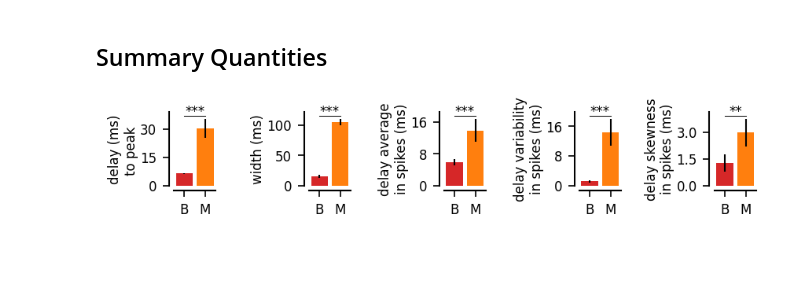
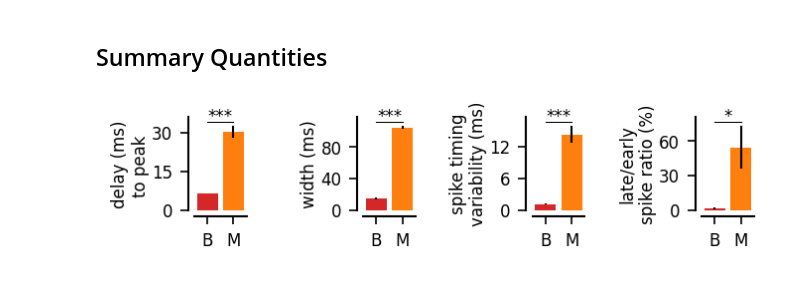
Before and after one commit to yzerlaut/pv-sst-dendrites, a Jupyter notebook: biophysical_modelling/detailed_model/Stim-on-Background.ipynb, the cells around one changed output. Cells and saved outputs as stored; diff of their text form; code cells hidden in the pictures.

```diff
--- a/biophysical_modelling/detailed_model/Stim-on-Background.ipynb
+++ b/biophysical_modelling/detailed_model/Stim-on-Background.ipynb
@@ -489,6 +493,7 @@ T, VMsBasket, SpikesBasket, RATEsBasket = extract_trials(simBasket,
                                     loc='soma',
                                     varied_key = 'from_uniform',
                                     true_false_labels=['uniform', 'real'])
+n=50
 simMartinotti = Parallel(\
         filename='../../data/detailed_model/StimOnBg_simTimeCourse%i_Martinotti.zip' % n)
 simMartinotti.load()
@@ -634,12 +658,12 @@ fig, AX = pt.figure(axes_extents=[[(1,3), (1,3)],
 
 smoothing = 1 # ms
 bottom = 1 # Hz
-iBranch = 0
+iBranch = 5
 
 for c, cell, iBranch, VmEx, VMSpassive,\
         RATES, VMS, SPIKES, label, color in zip(range(2),
                                  ['Basket', 'Martinotti'],
-                                 [1, 1],
+                                 [iBranch, iBranch],
                                  [[0,1,2], [1,4,17]],
                                  [VMsPassiveBasket, VMsPassiveMartinotti],
                                  [RATEsBasket, RATEsMartinotti],
@@ -685,13 +709,16 @@ for ax in AX[3]:
     pt.set_plot(ax, yscale='log', ylim=[.9*bottom, 300],
                 xlabel='time (ms)',
                 ylabel='stim.-evoked\nfiring (Hz)' if ax==AX[3][0] else '')
-fig.savefig('../../figures/detailed_model/temporal_props_comp_example.svg')
+#fig.savefig('../../figures/detailed_model/timing-props-Basket-vs-Martinotti.eps')
+#fig.savefig('../../figures/detailed_model/timing-props-Basket-vs-Martinotti.svg')
 # %% [output]
 [figure]
 # %% [markdown]
 ## Summary Quantities
 # %%
-fig, AX = pt.figure(axes=(5,1), figsize=(.5,1), wspace=3.5)
+fig, AX = pt.figure(axes=(4,1), figsize=(.5,1), wspace=3.5)
+
+with_points = False
 
 from scipy.stats import wilcoxon, ttest_ind, skew
 def add_stats(X, ax, test=ttest_ind):
@@ -700,6 +727,7 @@ def add_stats(X, ax, test=ttest_ind):
     ax.annotate(pt.from_pval_to_star(test(*X).pvalue), (0.5, ylim), ha='center')
 
 pre_cond = (T<0)
+LE_threshold = 10 # late early threshold
 
 ## SUBTHRESHOLD DYNAMICS
 PEAKS, INTEGRALS = [], []
@@ -709,47 +737,49 @@ for c, VMSpassive, label, color in zip(range(2),  [VMsPassiveBasket, VMsPassiveM
     peaks = [np.max(VMSpassive[label][iBranch,0,:,:].mean(axis=0), axis=-1) for iBranch in range(6)]
     baselines = [np.mean(VMSpassive[label][iBranch,0,:,:].mean(axis=0)[pre_cond]) for iBranch in range(6)]
     NormVm = [(VMSpassive[label][iBranch,0,:,:].mean(axis=0)-\
                baselines[iBranch])/(peaks[iBranch]-baselines[iBranch]) for iBranch in range(6)]
     # -- delay to peak PSP
     PEAKS.append([T[np.argmax(NormVm[iBranch])] for iBranch in range(6)])
-    AX[0].bar([c], [np.mean(PEAKS[-1])], yerr=[np.std(PEAKS[-1])], color=color)
+    AX[0].bar([c], [np.mean(PEAKS[-1])], yerr=[sem(PEAKS[-1])], color=color)
     # -- width as integral of the normalized PSP
     INTEGRALS.append([np.trapz(NormVm[iBranch], T) for iBranch in range(6)])
-    AX[1].bar([c], [np.mean(INTEGRALS[-1])], yerr=[np.std(INTEGRALS[-1])], color=color)
+    AX[1].bar([c], [np.mean(INTEGRALS[-1])], yerr=[sem(INTEGRALS[-1])], color=color)
+
 # -- stats
 add_stats(PEAKS, AX[0])
 add_stats(INTEGRALS, AX[1])
 
 ## FIRING DYNAMICS
 # -- delay to spike
-MEANS, VARS, SKEWS = [], [], []
-for c, SPIKES, label, color in zip(range(2), [SpikesBasket, SpikesMartinotti],
+MEANS, VARS, SKEWS, LE_RATIOS = [], [], [], []
+for c, SPIKEs, label, color in zip(range(2), [SpikesBasket, SpikesMartinotti],
                                  ['real', 'with-NMDA'], ['tab:red', 'tab:orange']):
     # SPIKES
-    SPIKES = [ np.concatenate([T[SPIKES[label][iBranch,0,t,:]==1]\
-                               for t in range(SPIKES[label].shape[2])])\
+    SPIKES = [ np.concatenate([T[SPIKEs[label][iBranch,0,t,:]==1]\
+                               for t in range(SPIKEs[label].shape[2])])\
                                   for iBranch in range(6)]
     MEANS.append([spikes[spikes>0].mean() for spikes in SPIKES])
     VARS.append([spikes[spikes>0].std() for spikes in SPIKES])
     SKEWS.append([skew(spikes[spikes>0]) for spikes in SPIKES])
-    AX[2].bar([c], [np.mean(MEANS[-1])], yerr=[np.std(MEANS[-1])], color=color)
-    AX[3].bar([c], [np.mean(VARS[-1])], yerr=[np.std(VARS[-1])], color=color)
-    AX[4].bar([c], [np.mean(SKEWS[-1])], yerr=[np.std(SKEWS[-1])], color=color)
-add_stats(MEANS, AX[2])
-add_stats(VARS, AX[3])
-add_stats(SKEWS, AX[4])
+    AX[2].bar([c], [np.mean(VARS[-1])], yerr=[sem(VARS[-1])], color=color)
+    LE_RATIOS.append([100*np.sum(spikes>LE_threshold)/np.sum((spikes>0) & (spikes<LE_threshold))\
+                     for spikes in SPIKES])
+    AX[3].bar([c], [np.mean(LE_RATIOS[-1])], yerr=[sem(LE_RATIOS[-1])], color=color)
+    if with_points:
+        AX[3].plot(c+np.linspace(-0.1,0.1,6), LE_RATIOS[-1], 'o', color=color)
+
+add_stats(VARS, AX[2])
+add_stats(LE_RATIOS, AX[3])
 
 pt.set_plot(AX[0], xticks=[0,1], xticks_labels=['B', 'M'],
             ylabel='delay (ms)\nto peak ')
 pt.set_plot(AX[1], xticks=[0,1], xticks_labels=['B', 'M'],
             ylabel='width (ms)')
 pt.set_plot(AX[2], xticks=[0,1], xticks_labels=['B', 'M'],
-            ylabel='delay average\nin spikes (ms)')
+            ylabel='spike timing\nvariability (ms)')
 pt.set_plot(AX[3], xticks=[0,1], xticks_labels=['B', 'M'],
-            ylabel='delay variability\nin spikes (ms)')
-pt.set_plot(AX[4], xticks=[0,1], xticks_labels=['B', 'M'],
-            ylabel='delay skewness\nin spikes (ms)')
+            ylabel='late/early\nspike ratio (%)')
 
 fig.savefig('../../figures/detailed_model/temporal_props_comp_summary.svg')
 # %% [output]
-[figure, old version]
+[figure, new version]
```
Also changed, not shown: parts of 8 cells of this notebook, 1 other file.
